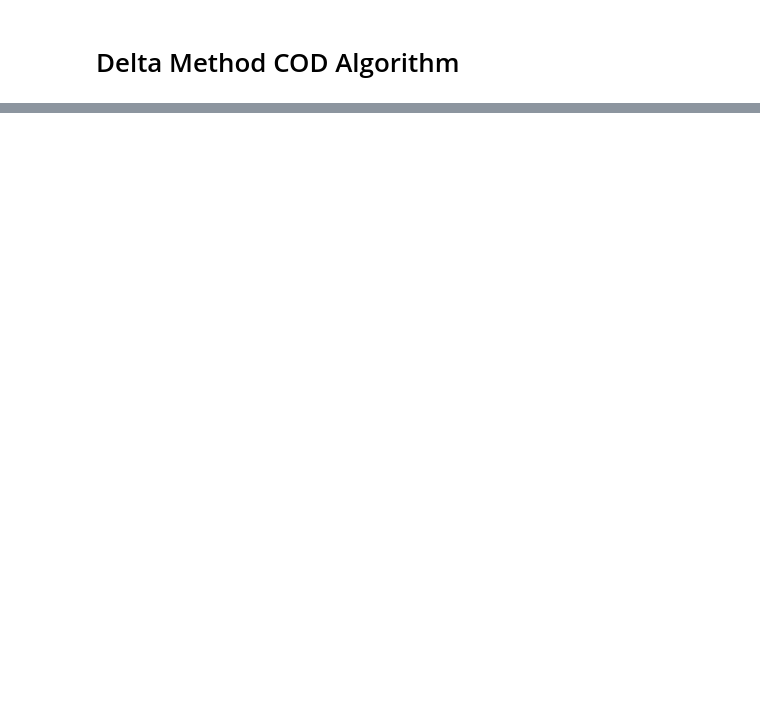
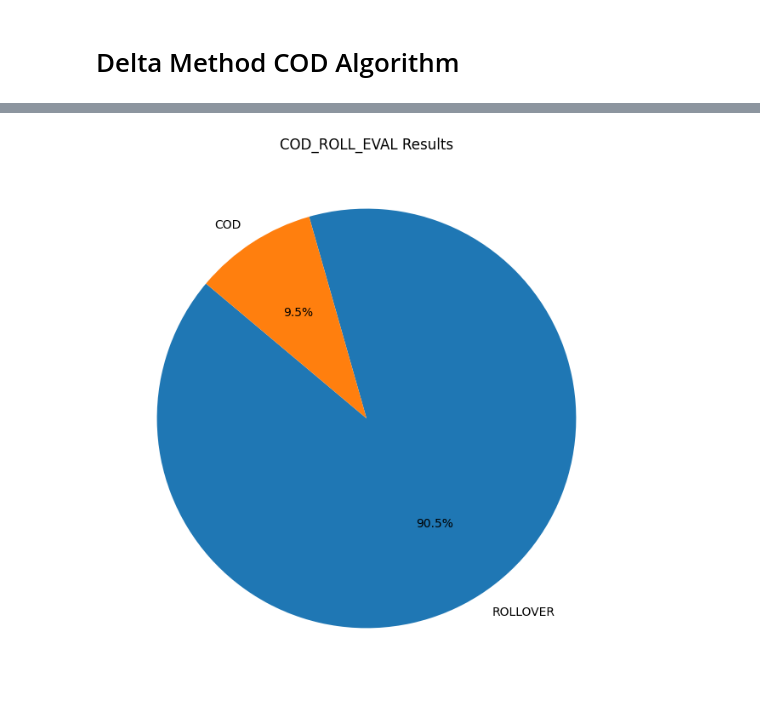
Before and after one commit to VadanKhan/liv-cod-algorithm, a Jupyter notebook: liv_cod_algorithm/cod_algorithm.ipynb, the cells around one changed output, grey strips where cells are left out. Saved outputs shown, nothing was run; the diff lists cells and outputs as text; code cells hidden in the pictures; blank space fills up the shorter version.

```diff
--- a/liv_cod_algorithm/cod_algorithm.ipynb
+++ b/liv_cod_algorithm/cod_algorithm.ipynb
@@ -191,9 +192,6 @@ Number of Devices: 1518
 # %% [markdown]
 # Delta Method COD Algorithm
 # %%
-# Add a column for WAFER_ID with the wafer_id value repeated for every row
-df_raw_sweeps.insert(0, "WAFER_ID", wafer_id)
-
 # Calculate dV/dI
 df_raw_sweeps["dV/dI"] = (df_raw_sweeps["Vf"].diff()) / (df_raw_sweeps["LDI_mA"].diff())
 
@@ -243,20 +241,32 @@ df_raw_sweeps["CURRENT_AT_SPD"] = df_raw_sweeps.groupby(["TE_LABEL"])["DEV_CURR_
 )
 
 # Create COD Summary table
-cod_summary_columns = [
-    "WAFER_ID",
-    "X_UM",
-    "Y_UM",
-    "TE_LABEL",
-    "COD_ROLL_EVAL",
-    "MAX_PD",
-    "MEAN_PD",
-    "MIN_DELTA",
-    "CURRENT_AT_ROLLOVER",
-    "CURRENT_AT_SPD",
-]
-cod_summary = df_raw_sweeps[cod_summary_columns].drop_duplicates()
+cod_summary = (
+    df_raw_sweeps.groupby("TE_LABEL")
+    .agg(
+        {
+            "WAFER_ID": "first",
+            "X_UM": "first",
+            "Y_UM": "first",
+            "COD_ROLL_EVAL": "first",
+            "MAX_PD": "first",
+            "MEAN_PD": "first",
+            "MIN_DELTA": "first",
+            "CURRENT_AT_ROLLOVER": "first",
+            "CURRENT_AT_SPD": "first",
+        }
+    )
+    .reset_index()
+)
+
+
+# Plot a pie chart of the COD_ROLL_EVAL results with percentages annotated
+cod_roll_eval_counts = cod_summary["COD_ROLL_EVAL"].value_counts()
+plt.figure(figsize=(8, 8))
+plt.pie(cod_roll_eval_counts, labels=cod_roll_eval_counts.index, autopct="%1.1f%%", startangle=140)
+plt.title("COD_ROLL_EVAL Results")
+plt.show()
 
 # Display the first 10 rows of the COD Summary table
-cod_summary.head(10)
+cod_summary.head(1288)
 # %% [output]
@@ -273,0 +273 @@ cod_summary.head(10)
+[figure, added]
```
Also changed, not shown: parts of 6 cells of this notebook, 2 other files.
